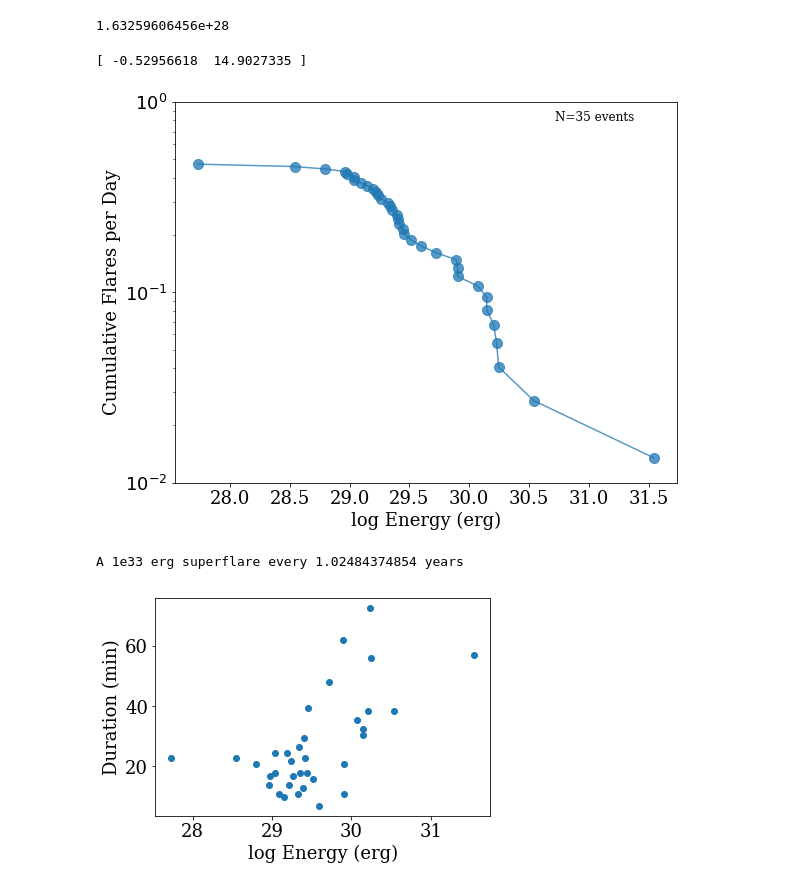
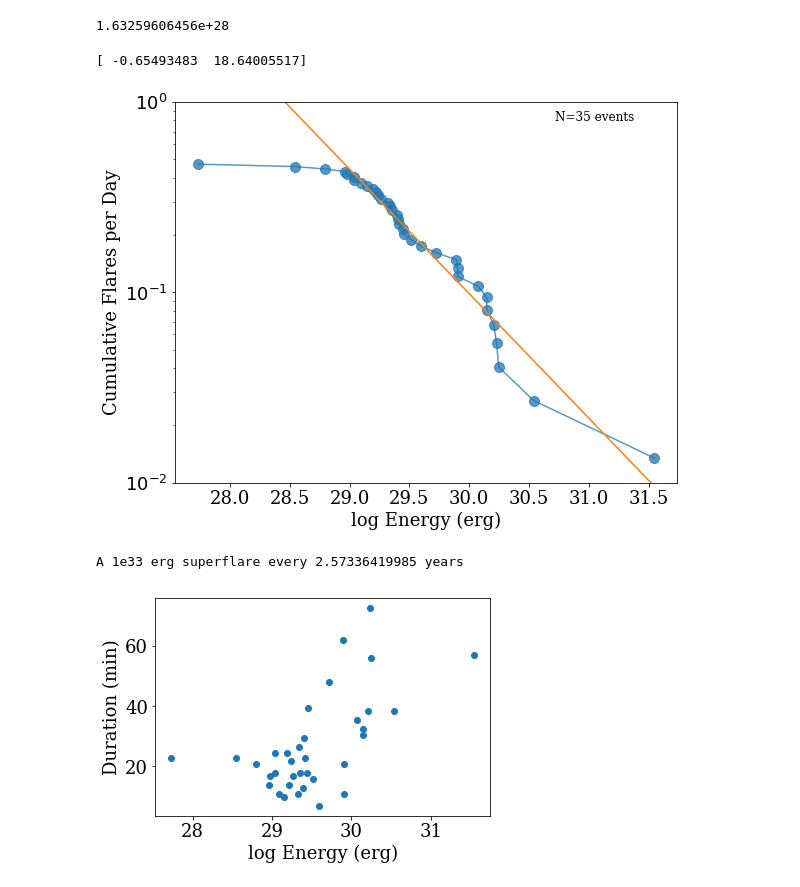
Before and after one commit to jradavenport/trappist-flares, a Jupyter notebook: explore.ipynb, the cells around one changed output. Saved outputs shown, nothing was run; the diff lists cells and outputs as text; code cells hidden in the pictures.

```diff
--- a/explore.ipynb
+++ b/explore.ipynb
@@ -242,36 +243,37 @@ print(E_POINT) # erg / s
 # %% [output]
 1.63259606456e+28
 # %%
+# fit a line to the Flare Freq Distribution
+fitok = np.where((ffd_x + np.log10(E_POINT) > 29))
 
-# fit a line to the Flare Freq Distribution
-fit2 = np.polyfit(ffd_x + np.log10(E_POINT), np.log10(ffd_y), 1)
+fit2 = np.polyfit(ffd_x[fitok] + np.log10(E_POINT), np.log10(ffd_y[fitok]), 1)
 pp2 = np.poly1d(fit2)
 
 
 plt.figure(figsize=(9,7))
 plt.plot(ffd_x + np.log10(E_POINT), ffd_y, 'o-', markersize=10, alpha=0.75)
 
-# plt.plot(ffd_x + np.log10(E_POINT), 10.**pp2(ffd_x + np.log10(E_POINT)) )
+plt.plot(ffd_x + np.log10(E_POINT), 10.**pp2(ffd_x + np.log10(E_POINT)) )
 
 plt.yscale('log')
 plt.ylim(1e-2,1e0)
 plt.xlabel('log Energy (erg)')
 plt.ylabel('Cumulative Flares per Day')
 
 # plt.title('Flare Frequency from Trappist-1 with K2')
 # plt.text(0.5+ np.log10(E_POINT), 1.2e-2, '@jradavenport', fontsize=12)
 plt.text(2.5+ np.log10(E_POINT), 8e-1, 'N=35 events', fontsize=12)
 
 plt.savefig('trappist_flares.png', dpi=150, bbox_inches='tight', pad_inches=0.25)
 
 print(fit2)
 # %% [output]
-[ -0.52956618  14.9027335 ]
+[ -0.65493483  18.64005517]
-[figure, old version]
+[figure, new version]
 # %%
 print('A 1e33 erg superflare every ' + str(1. / (10.**pp2(33.) * 365.)) + ' years')
 # %% [output]
-A 1e33 erg superflare every 1.02484374854 years
+A 1e33 erg superflare every 2.57336419985 years
 # %%
 plt.scatter(np.log10(ED*E_POINT) , (fbeye['t_stop'].values[1:] - fbeye['t_start'].values[1:])*24.*60.)
 plt.xlabel('log Energy (erg)')
```
Also changed, not shown: parts of 3 cells of this notebook, 5 other files.
